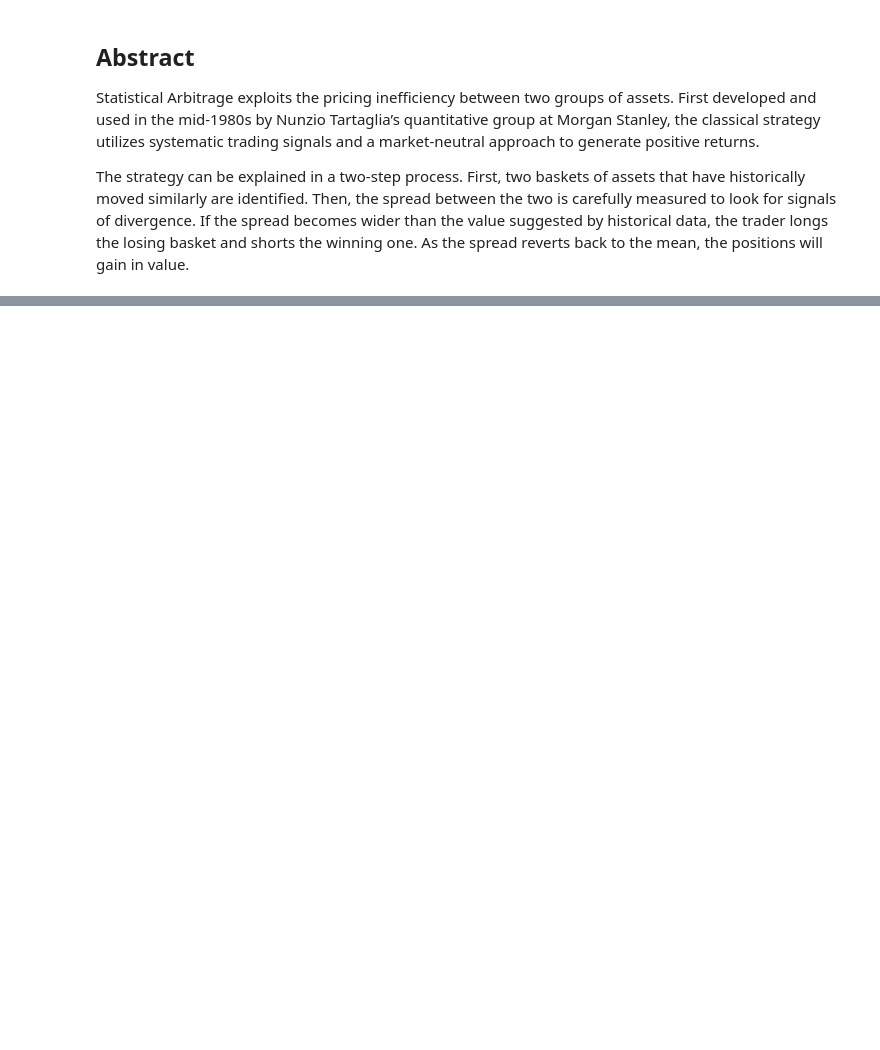
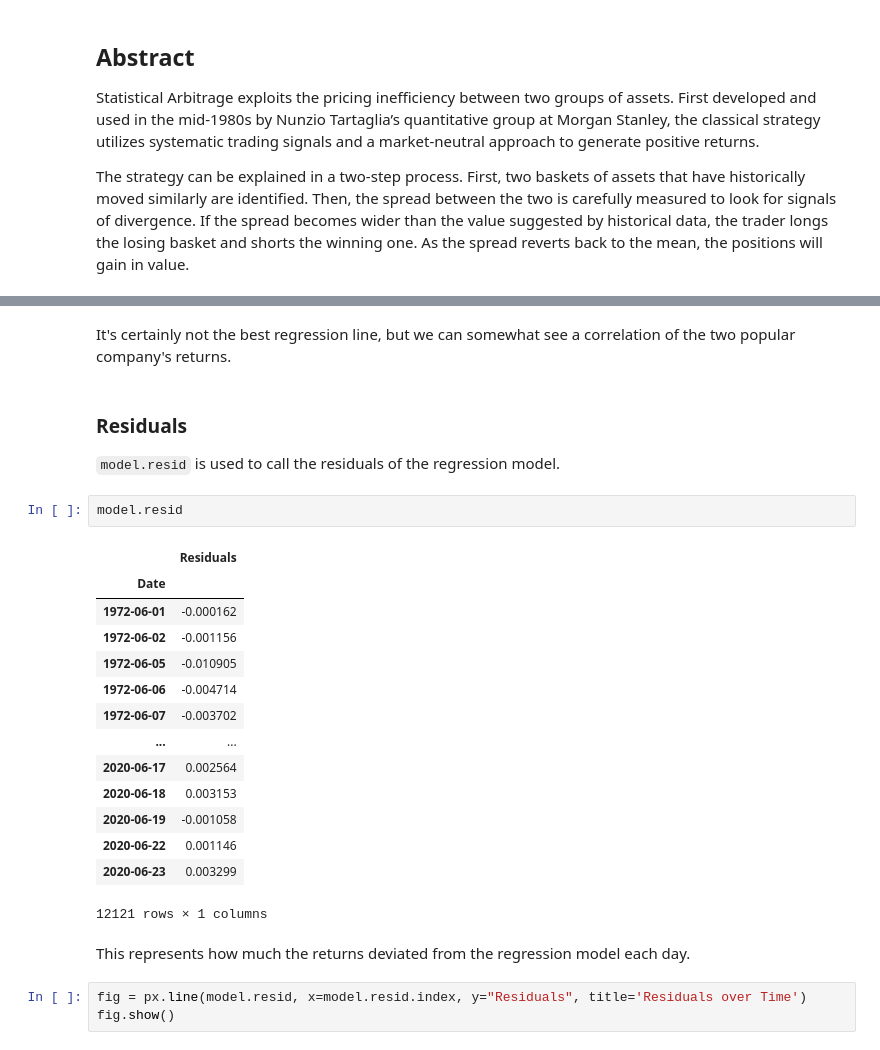
Before and after one commit to tzw101/research, a Jupyter notebook: Statistical Arbitrage.ipynb, the cells around one changed output, grey strips where cells are left out. Saved outputs shown, nothing was run; the diff lists cells and outputs as text; blank space fills up the shorter version.

```diff
--- a/Statistical Arbitrage.ipynb
+++ b/Statistical Arbitrage.ipynb
@@ -147,0 +205,28 @@ $s = X_t - \frac{E(X_t)}{var(X_t)} = \frac{\mu\sqrt{2\kappa}}{\sigma}$
+# %% [markdown]
+It's certainly not the best regression line, but we can somewhat see a correlation of the two popular company's returns.
+# %% [markdown]
+### Residuals
+
+``model.resid`` is used to call the residuals of the regression model.
+# %%
+model.resid
+# %% [output]
+|  | Residuals |
+| Date |  |
+| 1972-06-01 | -0.000162 |
+| 1972-06-02 | -0.001156 |
+| 1972-06-05 | -0.010905 |
+| 1972-06-06 | -0.004714 |
+| 1972-06-07 | -0.003702 |
+| ... | ... |
+| 2020-06-17 | 0.002564 |
+| 2020-06-18 | 0.003153 |
+| 2020-06-19 | -0.001058 |
+| 2020-06-22 | 0.001146 |
+| 2020-06-23 | 0.003299 |
+12121 rows × 1 columns
+# %% [markdown]
+This represents how much the returns deviated from the regression model each day.
+# %%
+fig = px.line(model.resid, x=model.resid.index, y="Residuals", title='Residuals over Time')
+fig.show()
```
Also changed, not shown: parts of 122 cells of this notebook.
